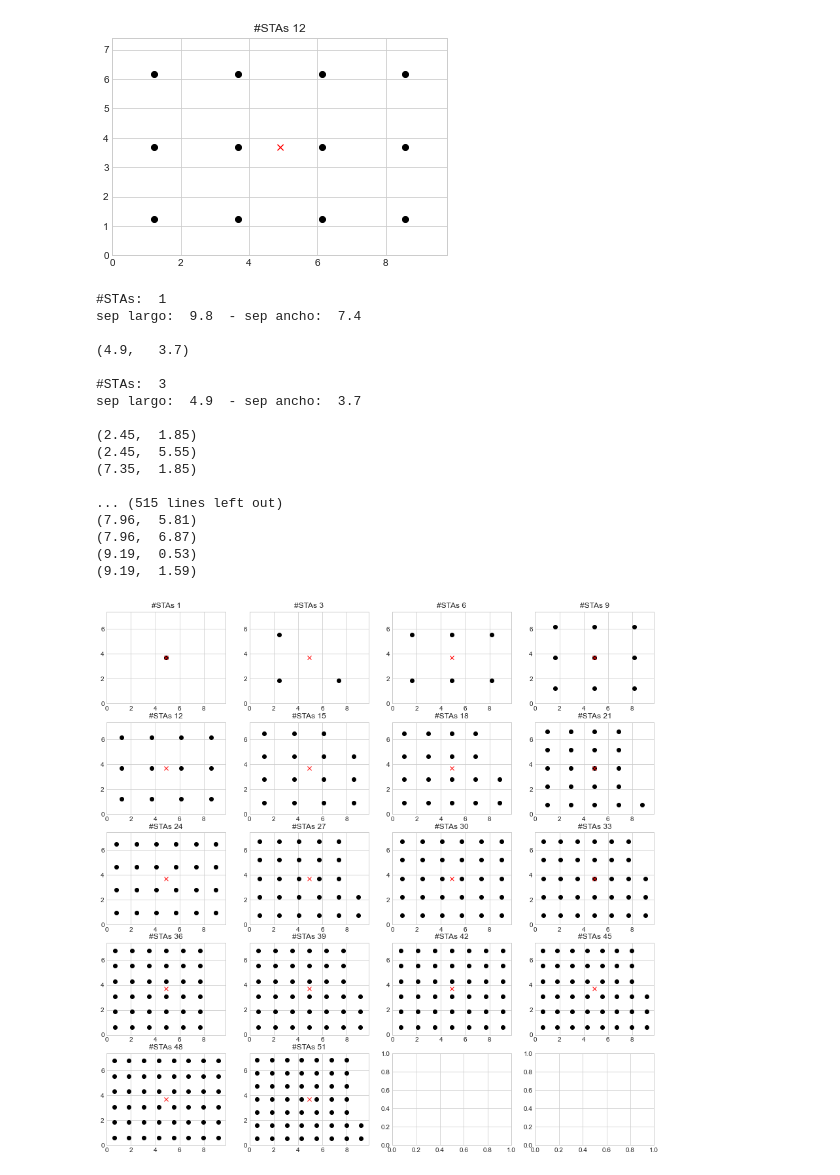
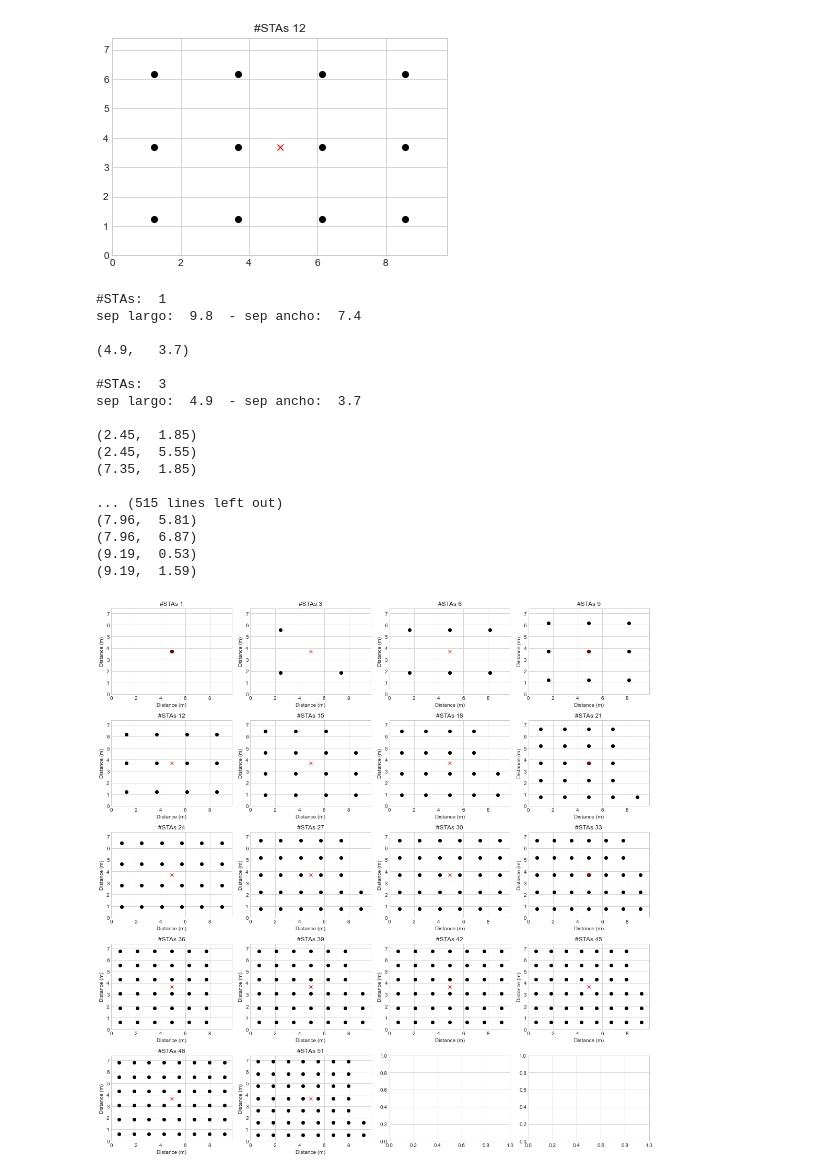
Before and after one commit to ffrommel/802.11ax-simulations, a Jupyter notebook: stas-grid.ipynb, the cells around one changed output. Drawn from its saved outputs; the diff is of its cells as text; code cells hidden in the pictures.

Commit message:
Adding unit of measure to charts

```diff
--- a/stas-grid.ipynb
+++ b/stas-grid.ipynb
@@ -83,31 +83,34 @@ for i in range(0, rows):
         try:
             sta = next(vect_stas_it)
             print("")
             print("#STAs: ", sta)
         except:
             break
         vect_x, vect_y = coordenadas(sta)
         axs[i, j].plot(vect_x, vect_y, 'o', color='black') # STAs
         axs[i, j].plot(l / 2, a / 2, 'x', color='red') # AP
         axs[i, j].set_xlim(0, l)
         axs[i, j].set_ylim(0, a)
         axs[i, j].set_title("#STAs " + str(sta))
+        axs[i, j].set_xlabel("Distance (m)")
+        axs[i, j].set_ylabel("Distance (m)")
+plt.tight_layout()
 # %% [output]
 #STAs:  1
 sep largo:  9.8  - sep ancho:  7.4
 
 (4.9,   3.7)
 
 #STAs:  3
 sep largo:  4.9  - sep ancho:  3.7
 
 (2.45,  1.85)
 (2.45,  5.55)
 (7.35,  1.85)
 
 ... (515 lines left out)
 (7.96,  5.81)
 (7.96,  6.87)
 (9.19,  0.53)
 (9.19,  1.59)
-[figure, old version]
+[figure, new version]
```
